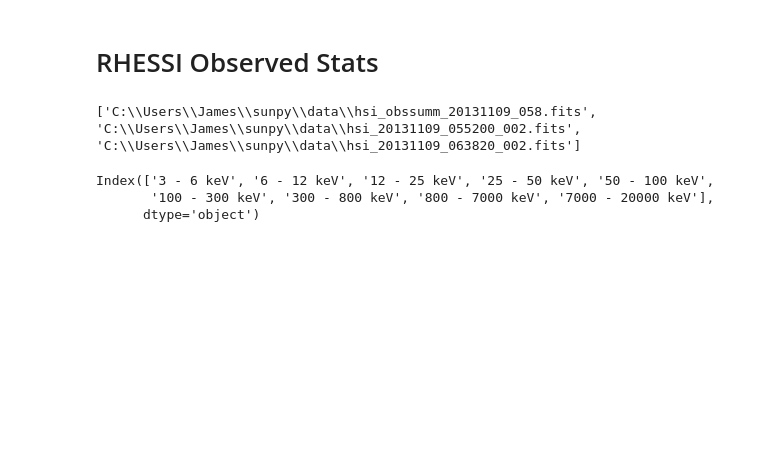
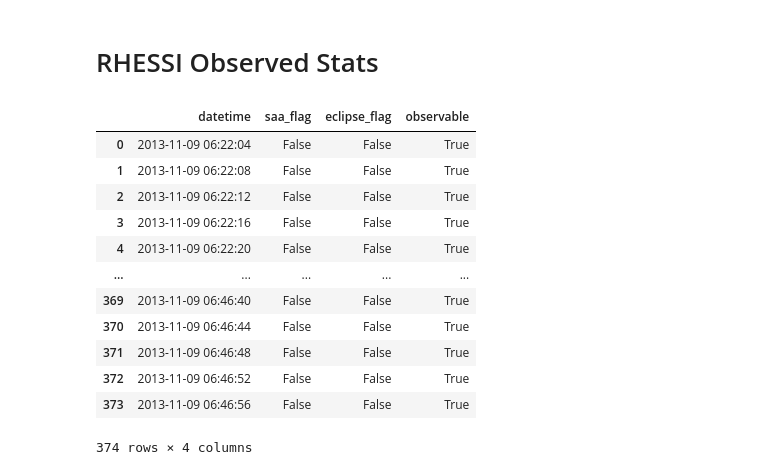
Before and after one commit to james-kc/solar_flare_finder, a Jupyter notebook: testing.ipynb, the cells around one changed output. Cells and saved outputs as stored; diff of their text form; code cells hidden in the pictures; blank space fills up the shorter version.

Commit message:
RHESSI observation algorithm

```diff
--- a/testing.ipynb
+++ b/testing.ipynb
@@ -119,15 +121,45 @@ if not query:
     }
 
 result = Fido.fetch(query)
-print(result)
+
+countrate_data = TimeSeries(result[0]).to_dataframe()
+
+# Open the RHESSI FITS file using astropy.io.fits
+with astropy.io.fits.open(result[0]) as hdulist:
+    flag_info = hdulist['HSI_OBSSUMMFLAGINFO'].data
+    flag_names = np.array([s.strip().lower() for s in flag_info['FLAG_IDS'][0]])
+    flag_data = hdulist['HSI_OBSSUMMFLAGDATA'].data['flags']
+
+    flag_df = pd.DataFrame(flag_data, columns=flag_names)
+    flag_df['datetime'] = countrate_data.index
+    flag_columns = flag_df.columns.difference(['datetime'])  # Get flag columns except 'datetime'
+    flag_df[flag_columns] = flag_df[flag_columns].astype(bool)
+    flag_df['observable'] = ~(flag_df['saa_flag'] | flag_df['eclipse_flag'])
+
+countrate_data = countrate_data[(countrate_data.index > time_range[0]) & (countrate_data.index < time_range[1])]
+flags_during_flare = flag_df[(flag_df['datetime'] > time_range[0]) & (flag_df['datetime'] < time_range[1])].reset_index()
-# %% [output]
-['C:\\Users\\James\\sunpy\\data\\hsi_obssumm_20131109_058.fits', 'C:\\Users\\James\\sunpy\\data\\hsi_20131109_055200_002.fits', 'C:\\Users\\James\\sunpy\\data\\hsi_20131109_063820_002.fits']
-# %%
-hsi_data = TimeSeries(result[0]).to_dataframe()
-hsi_data.keys()
-# %% [output]
-Index(['3 - 6 keV', '6 - 12 keV', '12 - 25 keV', '25 - 50 keV', '50 - 100 keV',
-       '100 - 300 keV', '300 - 800 keV', '800 - 7000 keV', '7000 - 20000 keV'],
-      dtype='object')
+# %%
+flags_during_flare[
+    [
+        'datetime',
+        'saa_flag',
+        'eclipse_flag',
+        'observable'
+    ]
+]
+# %% [output]
+|  | datetime | saa_flag | eclipse_flag | observable |
+| 0 | 2013-11-09 06:22:04 | False | False | True |
+| 1 | 2013-11-09 06:22:08 | False | False | True |
+| 2 | 2013-11-09 06:22:12 | False | False | True |
+| 3 | 2013-11-09 06:22:16 | False | False | True |
+| 4 | 2013-11-09 06:22:20 | False | False | True |
+| ... | ... | ... | ... | ... |
+| 369 | 2013-11-09 06:46:40 | False | False | True |
+| 370 | 2013-11-09 06:46:44 | False | False | True |
+| 371 | 2013-11-09 06:46:48 | False | False | True |
+| 372 | 2013-11-09 06:46:52 | False | False | True |
+| 373 | 2013-11-09 06:46:56 | False | False | True |
+374 rows × 4 columns
 # %%
 # Check if RHESSI observed during flare
```
Also changed, not shown: parts of 5 cells of this notebook, 3 other files.
